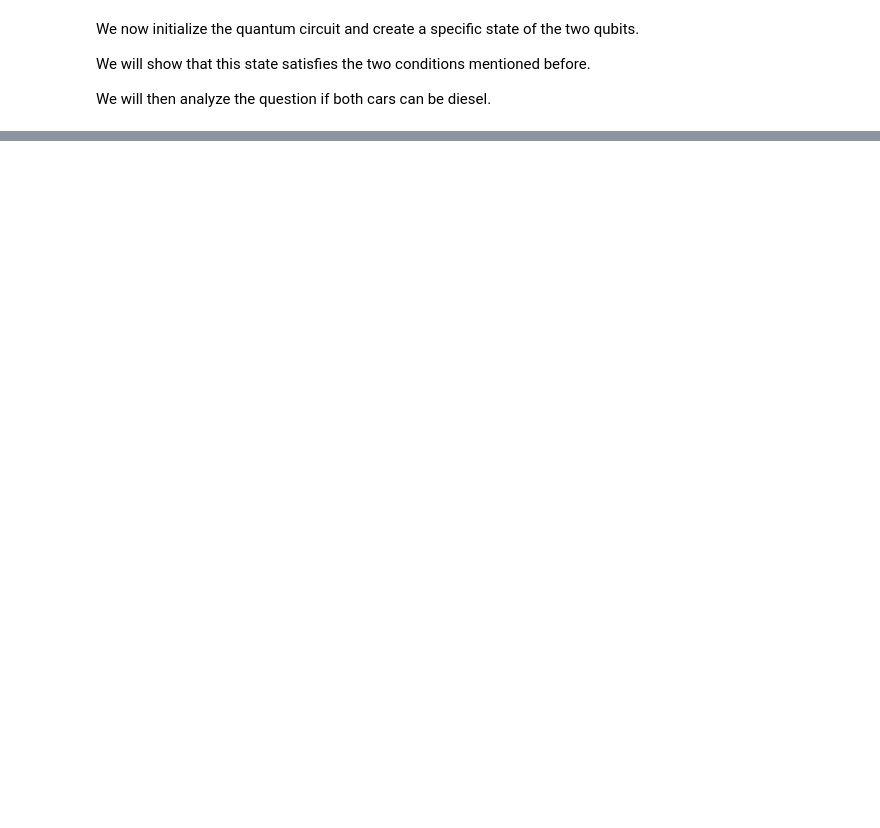
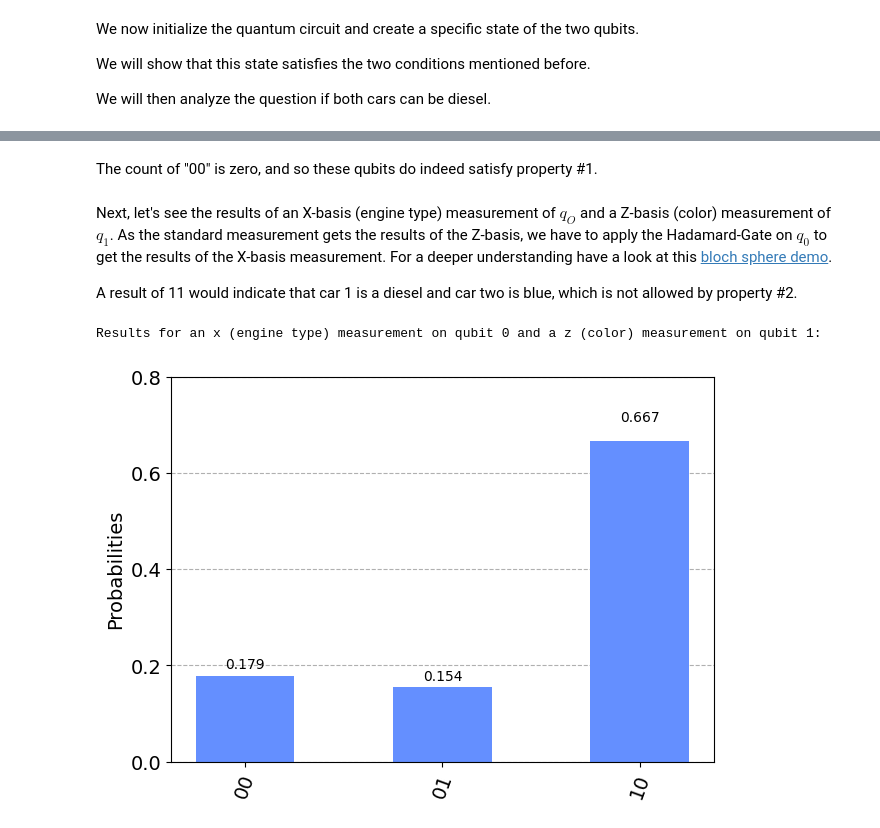
Before and after one commit to JanLahmann/Fun-with-Quantum, a Jupyter notebook: Hardys-Paradox.ipynb, the cells around one changed output, grey strips where cells are left out. Saved outputs shown, nothing was run; the diff lists cells and outputs as text; code cells hidden in the pictures; blank space fills up the shorter version.

```diff
--- a/Hardys-Paradox.ipynb
+++ b/Hardys-Paradox.ipynb
@@ -165,0 +110,20 @@ This is (part of) what makes quantum computers able to outperform classical comp
+# %% [markdown]
+The count of "00" is zero, and so these qubits do indeed satisfy property #1.
+# %% [markdown]
+Next, let's see the results of an X-basis (engine type) measurement of $q_O$ and a Z-basis (color) measurement of $q_1$.
+As the standard measurement gets the results of the Z-basis, we have to apply the Hadamard-Gate on $q_0$ to get the results of the X-basis measurement. For a deeper understanding have a look at this [bloch sphere demo](https://javafxpert.github.io/grok-bloch/).
+
+A result of 11 would indicate that car 1 is a diesel and car two is blue, which is not allowed by property #2.
+# %%
+measurementsXZ = QuantumCircuit(q,c)
+# x measurement on qubit 0
+measurementsXZ.h(q[0])
+measurementsXZ.measure(q[0],c[0])
+# z measurement on qubit 1
+measurementsXZ.measure(q[1],c[1])
+qc = qc_hardy.compose(measurementsXZ, inplace=False)
+print('Results for an x (engine type) measurement on qubit 0 and a z (color) measurement on qubit 1:')
+plot_histogram(execute(qc,Aer.get_backend('qasm_simulator')).result().get_counts())
+# %% [output]
+Results for an x (engine type) measurement on qubit 0 and a z (color) measurement on qubit 1:
+[figure, added]
```
Also changed, not shown: parts of 52 cells of this notebook, 12 other files.
